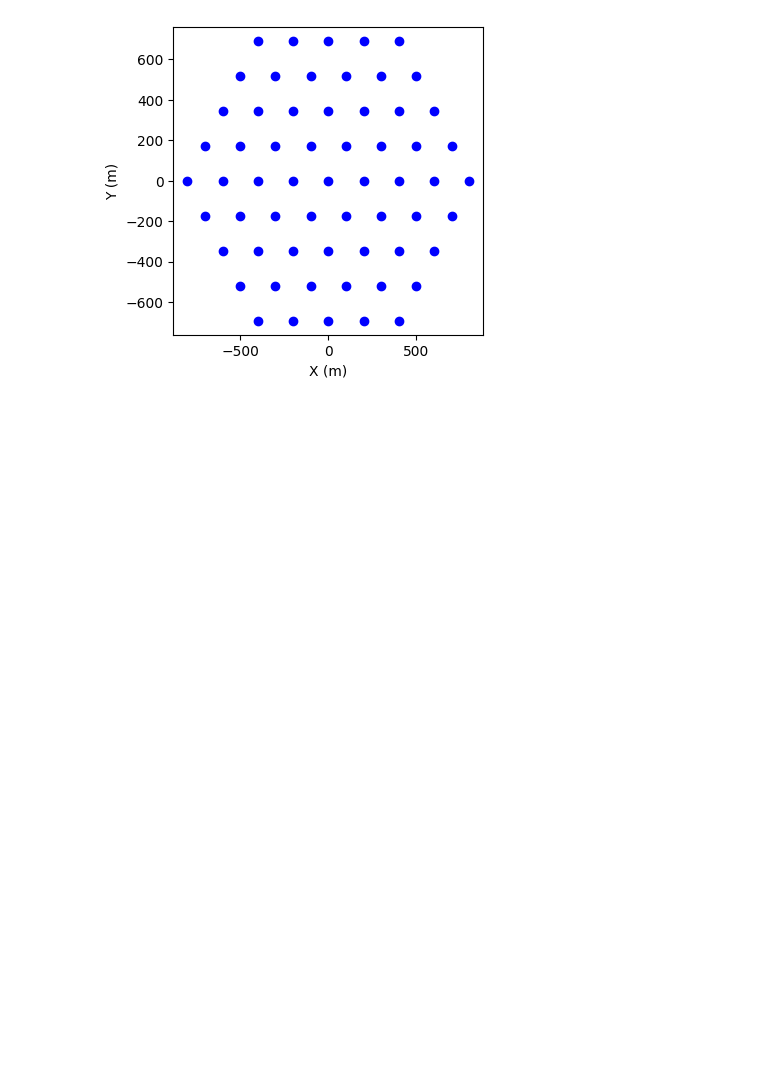
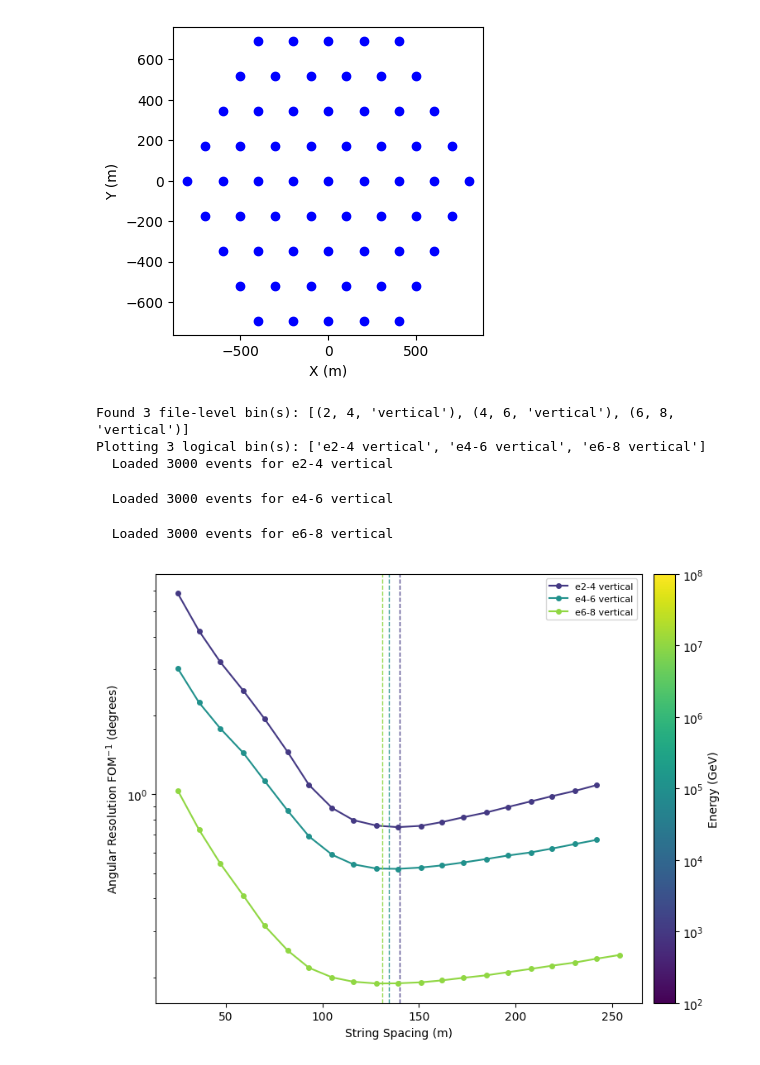
Before and after one commit to kristiantcho/nugget, a Jupyter notebook: nugget/examples/test_evaluation.ipynb, the cells around one changed output. Cells and saved outputs as stored; diff of their text form; code cells hidden in the pictures; blank space fills up the shorter version.

```diff
--- a/nugget/examples/test_evaluation.ipynb
+++ b/nugget/examples/test_evaluation.ipynb
@@ -1063,8 +1063,8 @@ from pathlib import Path
 
 # ── User config ────────────────────────────────────────────────────────────────
 manual_version      = "r600_50_u_sp_1"          # version string used in res_test_space_manual.py
-manual_num_events   = 1000                        # num_events used when generating files
-manual_zenith_range = "horizontal"               # zenith_range used (e.g. "horizontal", "vertical")
+manual_num_events   = 3000                        # num_events used when generating files
+manual_zenith_range = "vertical"               # zenith_range used (e.g. "horizontal", "vertical")
 use_mean_resolution = False   # If True, use mean instead of median for FOM
 
 # Which file-level energy bins to include.  Each entry is (lo, hi) matching e{lo}-{hi} filenames.
@@ -1076,8 +1076,8 @@ energy_bins_to_plot = None   # e.g. [(2, 3), (6, 8)]  or  None
 # The label will be "e{min_lo}-{max_hi}".  Bins not listed here are plotted as-is.
 # Example: combine_energy_bins = [[(2, 3), (3, 4)], [(6, 7), (7, 8)]]
 # gives two merged curves: e2-4 and e6-8.  Set to None or [] to disable.
-combine_energy_bins = None   # e.g. [[(2, 3), (3, 4)], [(6, 7), (7, 8)]]
-
+# combine_energy_bins = [[(2, 3), (3, 4)], [(4, 5), (5, 6)]]  # e.g. [[(2, 3), (3, 4)], [(6, 7), (7, 8)]]
+combine_energy_bins = None  # e.g. [[(2, 3), (3, 4)], [(6, 7), (7, 8)]]
 use_patd_manual = False   # set True if files were generated with use_patd=True
 # ──────────────────────────────────────────────────────────────────────────────
 
@@ -1265,30 +1265,37 @@ for lbin in logical_bins:
     series = fom_manual[label]
     valid = np.isfinite(series)
     if not np.any(valid):
         continue
 
     color = mappable_m.to_rgba(lbin['log_center'])
 
     ax_m.plot(spacings_manual[valid], series[valid], marker='o', color=color,
               markersize=4, linestyle='-', label=label)
 
     if np.count_nonzero(valid) >= 2:
         xv, yv = spacings_manual[valid], series[valid]
         kind = 'cubic' if np.count_nonzero(valid) >= 4 else 'linear'
         f_interp = scipy.interpolate.interp1d(xv, yv, kind=kind)
         fine_x = np.linspace(xv.min(), xv.max(), 1000)
         fine_y = f_interp(fine_x)
         sp_min = fine_x[np.argmin(fine_y)]
         ax_m.axvline(sp_min, color=color, linestyle='--', linewidth=1.0, alpha=0.9)
 
 cbar_m = plt.colorbar(mappable_m, ax=ax_m, pad=0.02)
 ax_m.set_yscale('log')
 ticks_m = np.arange(2, 9)
 cbar_m.set_ticks(ticks_m)
 cbar_m.set_ticklabels([f'$10^{{{int(t)}}}$' for t in ticks_m])
 cbar_m.set_label('Energy (GeV)')
 ax_m.set_xlabel('String Spacing (m)')
 ax_m.set_ylabel(r'Angular Resolution FOM$^{-1}$ (degrees)')
 ax_m.legend(fontsize=8, loc='upper right')
 plt.tight_layout()
 plt.show()
+# %% [output]
+Found 3 file-level bin(s): [(2, 4, 'vertical'), (4, 6, 'vertical'), (6, 8, 'vertical')]
+Plotting 3 logical bin(s): ['e2-4 vertical', 'e4-6 vertical', 'e6-8 vertical']
+  Loaded 3000 events for e2-4 vertical
+  Loaded 3000 events for e4-6 vertical
+  Loaded 3000 events for e6-8 vertical
+[figure, added]
```
Also changed, not shown: parts of 1 cell of this notebook, 8 other files.
